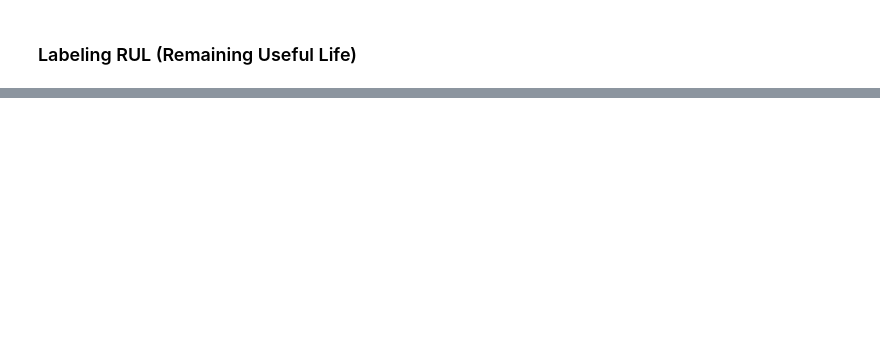
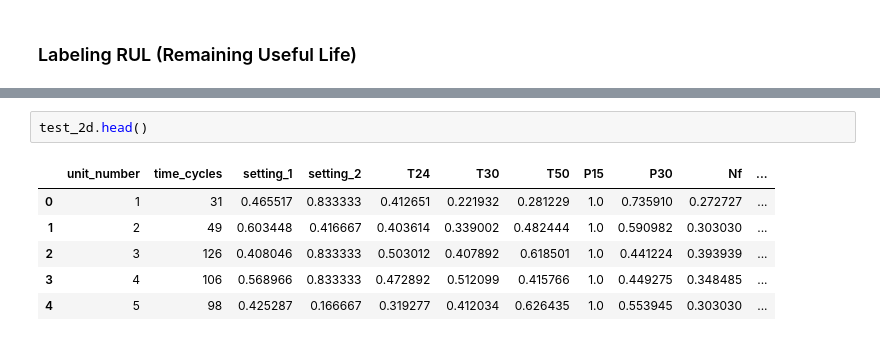
Before and after one commit to andriilaksono/rul-prediction-turbofan-cmapss, a Jupyter notebook: notebook/01_data_preprocessing.ipynb, the cells around one changed output, grey strips where cells are left out. Drawn from its saved outputs; the diff is of its cells as text; blank space fills up the shorter version.

```diff
--- a/notebook/01_data_preprocessing.ipynb
+++ b/notebook/01_data_preprocessing.ipynb
@@ -332,0 +212,9 @@ feature_cols.json      : 16 fitur
+# %%
+test_2d.head()
+# %% [output]
+|  | unit_number | time_cycles | setting_1 | setting_2 | T24 | T30 | T50 | P15 | P30 | Nf | ... |
+| 0 | 1 | 31 | 0.465517 | 0.833333 | 0.412651 | 0.221932 | 0.281229 | 1.0 | 0.735910 | 0.272727 | ... |
+| 1 | 2 | 49 | 0.603448 | 0.416667 | 0.403614 | 0.339002 | 0.482444 | 1.0 | 0.590982 | 0.303030 | ... |
+| 2 | 3 | 126 | 0.408046 | 0.833333 | 0.503012 | 0.407892 | 0.618501 | 1.0 | 0.441224 | 0.393939 | ... |
+| 3 | 4 | 106 | 0.568966 | 0.833333 | 0.472892 | 0.512099 | 0.415766 | 1.0 | 0.449275 | 0.348485 | ... |
+| 4 | 5 | 98 | 0.425287 | 0.166667 | 0.319277 | 0.412034 | 0.626435 | 1.0 | 0.553945 | 0.303030 | ... |
```
Also changed, not shown: parts of 37 cells of this notebook, 9 other files.
